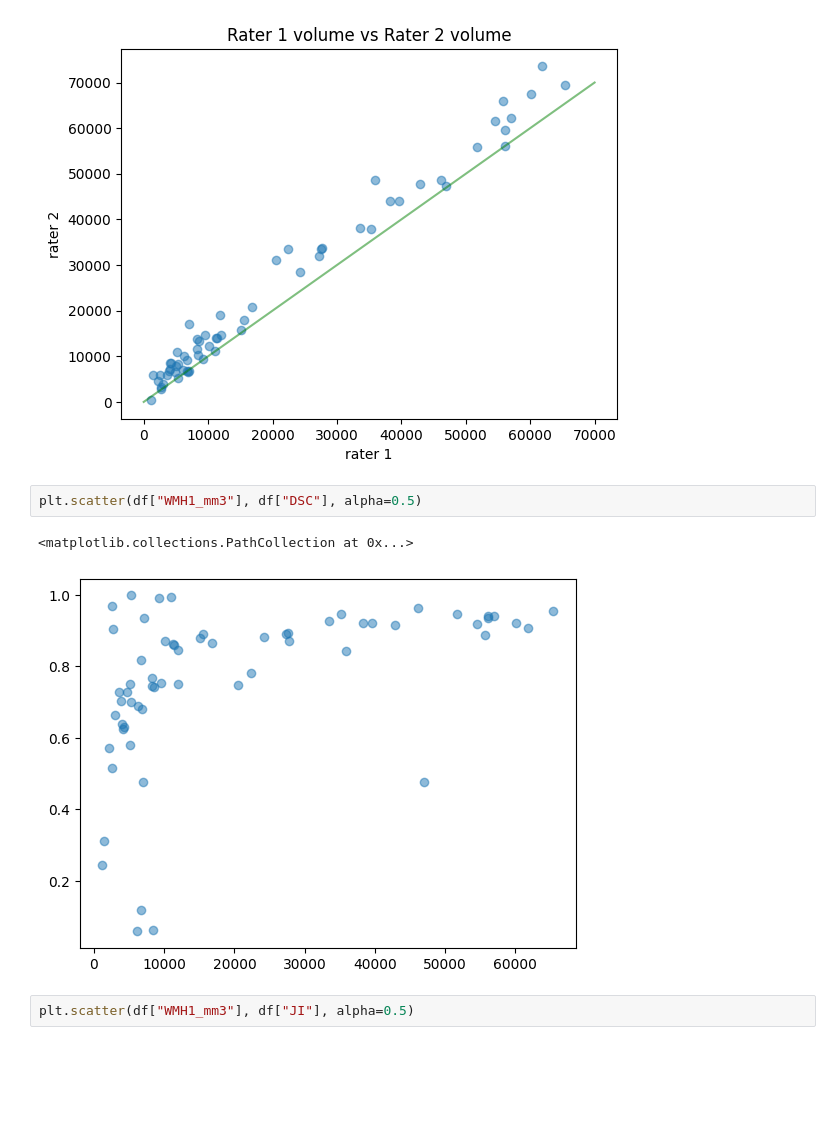
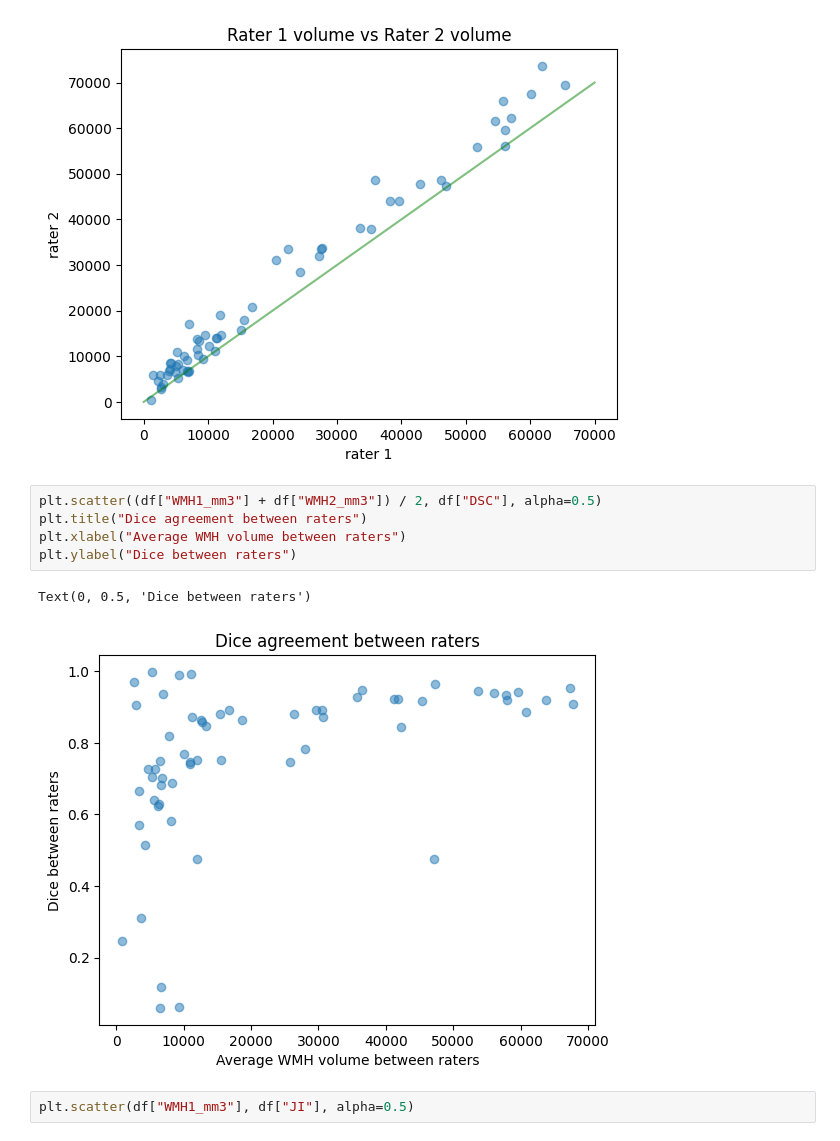
Before and after one commit to BenjaminPhi5/WMH_UQ_assessment, a Jupyter notebook: trustworthai/journal_run/interrater_experiments/Plotting from Maria's spreadsheet.ipynb, the cells around one changed output. Cells and saved outputs as stored; diff of their text form; blank space fills up the shorter version.

Commit message:
make the dice agreement plot look nice. Good.

```diff
--- a/trustworthai/journal_run/interrater_experiments/Plotting from Maria's spreadsheet.ipynb
+++ b/trustworthai/journal_run/interrater_experiments/Plotting from Maria's spreadsheet.ipynb
@@ -33,10 +34,13 @@ plt.title("Rater 1 volume vs Rater 2 volume")
 Text(0.5, 1.0, 'Rater 1 volume vs Rater 2 volume')
 [figure]
 # %%
-plt.scatter(df["WMH1_mm3"], df["DSC"], alpha=0.5)
+plt.scatter((df["WMH1_mm3"] + df["WMH2_mm3"]) / 2, df["DSC"], alpha=0.5)
+plt.title("Dice agreement between raters")
+plt.xlabel("Average WMH volume between raters")
+plt.ylabel("Dice between raters")
 # %% [output]
-<matplotlib.collections.PathCollection at 0x...>
+Text(0, 0.5, 'Dice between raters')
-[figure, old version]
+[figure, new version]
 # %%
 plt.scatter(df["WMH1_mm3"], df["JI"], alpha=0.5)
 # %% [output]
```
Also changed, not shown: parts of 6 cells of this notebook.
